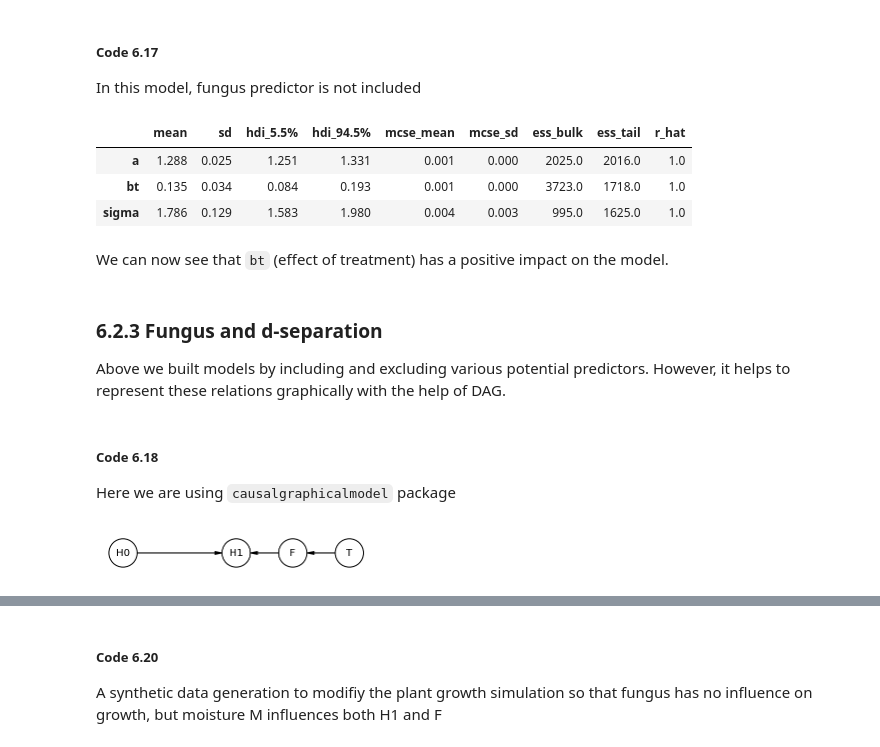
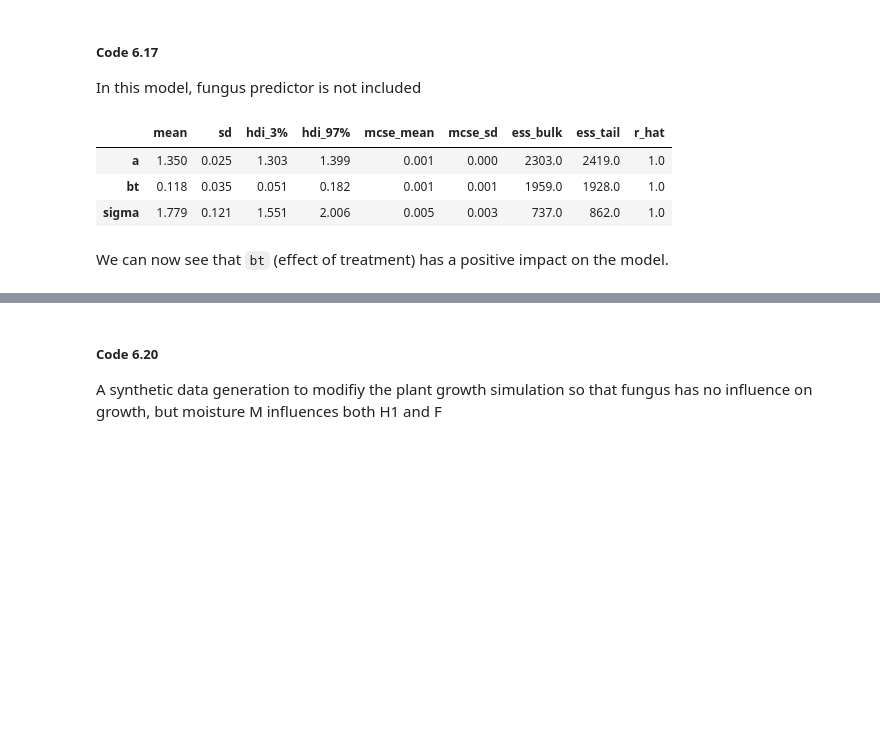
Before and after one commit to qpsy/rethinking-tfp2, a Jupyter notebook: 06_the_haunted_dag_and_the_causal_terror-2.ipynb, the cells around one changed output, grey strips where cells are left out. Saved outputs shown, nothing was run; the diff lists cells and outputs as text; code cells hidden in the pictures; blank space fills up the shorter version.

Commit message:
Done model 6.8

```diff
--- a/06_the_haunted_dag_and_the_causal_terror-2.ipynb
+++ b/06_the_haunted_dag_and_the_causal_terror-2.ipynb
@@ -815,28 +792,0 @@ jdc_6_8 = model_6_8(tdf.h0, tdf.treatment)
-# %%
-NUM_CHAINS_FOR_6_8 = 2
-
-init_state = [
-    tf.ones([NUM_CHAINS_FOR_6_8]),
-    tf.zeros([NUM_CHAINS_FOR_6_8]),
-    tf.ones([NUM_CHAINS_FOR_6_8]),
-]
-
-bijectors = [tfb.Exp(), tfb.Identity(), tfb.Exp()]
-
-posterior_6_8, trace_6_8 = sample_posterior(
-    jdc_6_8,
-    observed_data=(tdf.h1,),
-    num_chains=NUM_CHAINS_FOR_6_8,
-    init_state=init_state,
-    bijectors=bijectors,
-    num_samples=2000,
-    burnin=1000,
-    params=["a", "bt", "sigma"],
-)
-
-az.summary(trace_6_8, hdi_prob=0.89)
-# %% [output]
-|  | mean | sd | hdi_5.5% | hdi_94.5% | mcse_mean | mcse_sd | ess_bulk | ess_tail | r_hat |
-| a | 1.288 | 0.025 | 1.251 | 1.331 | 0.001 | 0.000 | 2025.0 | 2016.0 | 1.0 |
-| bt | 0.135 | 0.034 | 0.084 | 0.193 | 0.001 | 0.000 | 3723.0 | 1718.0 | 1.0 |
-| sigma | 1.786 | 0.129 | 1.583 | 1.980 | 0.004 | 0.003 | 995.0 | 1625.0 | 1.0 |
@@ -843,24 +800,29 @@ az.summary(trace_6_8, hdi_prob=0.89)
+# %%
+@jax.jit
+def sample_post_68(init_state, seed):
+    kernel = tfp.mcmc.NoUTurnSampler(target_log_prob_68, 1e-3)
+
+    return tfp.mcmc.sample_chain(
+            num_results=1000,
+            current_state=init_state,
+            kernel=kernel,
+            num_burnin_steps=1000,
+            trace_fn=None, seed=seed)
+# %%
+num_chains = 4
+init_state_68 = jd_68_pd.sample_unpinned(num_chains, seed=key())
+# %%
+post_68 = sample_post_68(init_state_68, key())
+# %%
+post_68_dict = {k: jnp.moveaxis(v, 0, 1) for k, v in post_68._asdict().items()}
+dict_68 = dict(posterior=post_68_dict)
+idata_68 = az.from_dict(**dict_68)
+# %%
+az.summary(idata_68)
+# %% [output]
+|  | mean | sd | hdi_3% | hdi_97% | mcse_mean | mcse_sd | ess_bulk | ess_tail | r_hat |
+| a | 1.350 | 0.025 | 1.303 | 1.399 | 0.001 | 0.000 | 2303.0 | 2419.0 | 1.0 |
+| bt | 0.118 | 0.035 | 0.051 | 0.182 | 0.001 | 0.001 | 1959.0 | 1928.0 | 1.0 |
+| sigma | 1.779 | 0.121 | 1.551 | 2.006 | 0.005 | 0.003 | 737.0 | 862.0 | 1.0 |
 # %% [markdown]
 We can now see that `bt` (effect of treatment) has a positive impact on the model.
-# %% [markdown]
-### 6.2.3 Fungus and d-separation
-
-Above we built models by including and excluding various potential predictors. However, it helps to represent these relations graphically with the help of DAG.
-# %% [markdown]
-##### Code 6.18
-
-Here we are using `causalgraphicalmodel` package
-# %%
-plant_dag = CausalGraphicalModel(
-    nodes=["H0", "H1", "F", "T"], edges=[("H0", "H1"), ("F", "H1"), ("T", "F")]
-)
-pgm = daft.PGM()
-coordinates = {"H0": (0, 0), "T": (4, 0), "F": (3, 0), "H1": (2, 0)}
-for node in plant_dag.dag.nodes:
-    pgm.add_node(node, node, *coordinates[node])
-for edge in plant_dag.dag.edges:
-    pgm.add_edge(*edge)
-pgm.render()
-plt.gca().invert_yaxis()
-# %% [output]
-[figure, removed]
```
Also changed, not shown: parts of 38 cells of this notebook.
